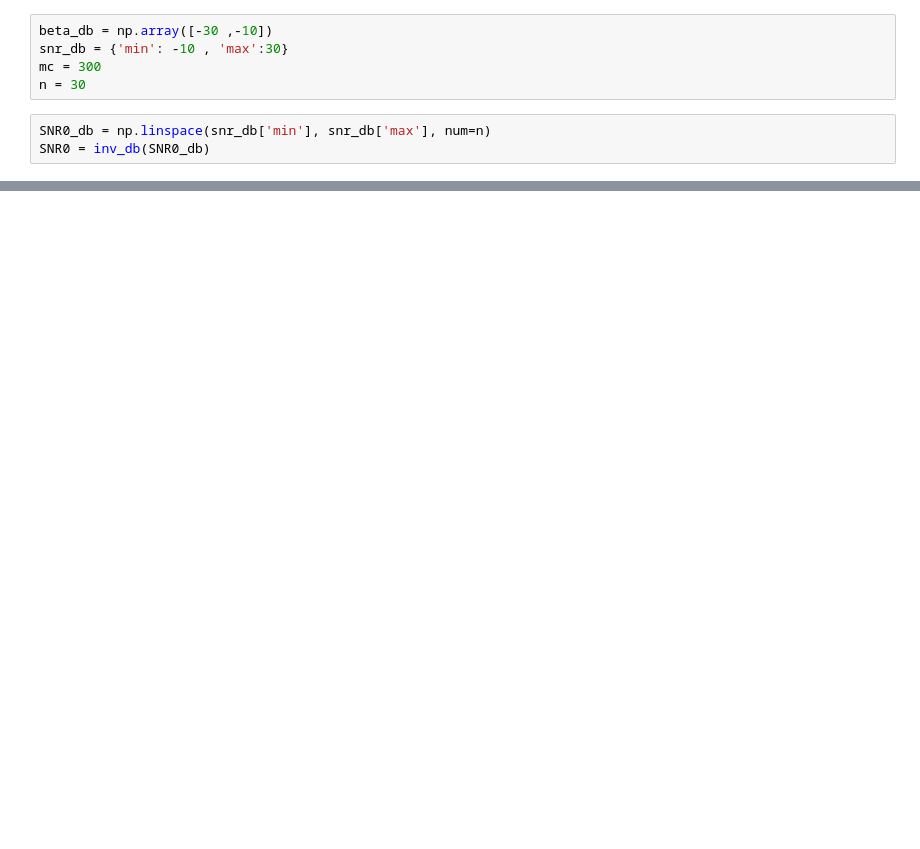
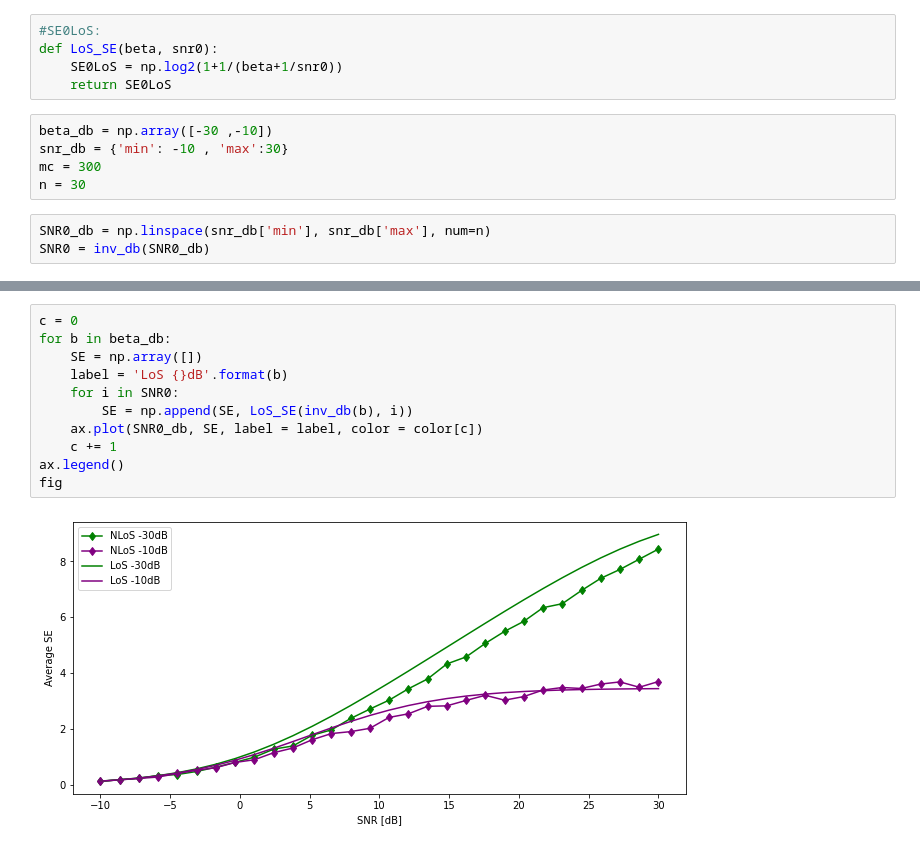
Before and after one commit to gabrielbopi/cellfree_ic, a Jupyter notebook: Gabriel/SE_stochastic-SNR0.ipynb, the cells around one changed output, grey strips where cells are left out. Drawn from its saved outputs; the diff is of its cells as text; blank space fills up the shorter version.

```diff
--- a/Gabriel/SE_stochastic-SNR0.ipynb
+++ b/Gabriel/SE_stochastic-SNR0.ipynb
@@ -30,6 +32,11 @@ def SE_mean(beta, snr0, mc):
     for i in range(mc):
         samples_SE = np.append(samples_SE, randn_nlos(beta, snr0))
     return np.mean(samples_SE)
+# %%
+#SE0LoS:
+def LoS_SE(beta, snr0):
+    SE0LoS = np.log2(1+1/(beta+1/snr0))
+    return SE0LoS
 # %%
 beta_db = np.array([-30 ,-10])
 snr_db = {'min': -10 , 'max':30}
@@ -55,0 +66,13 @@ ax.legend()
+# %%
+c = 0
+for b in beta_db:
+    SE = np.array([])
+    label = 'LoS {}dB'.format(b)
+    for i in SNR0:
+        SE = np.append(SE, LoS_SE(inv_db(b), i))
+    ax.plot(SNR0_db, SE, label = label, color = color[c])
+    c += 1
+ax.legend()
+fig
+# %% [output]
+[figure, added]
```
Also changed, not shown: parts of 3 cells of this notebook.
